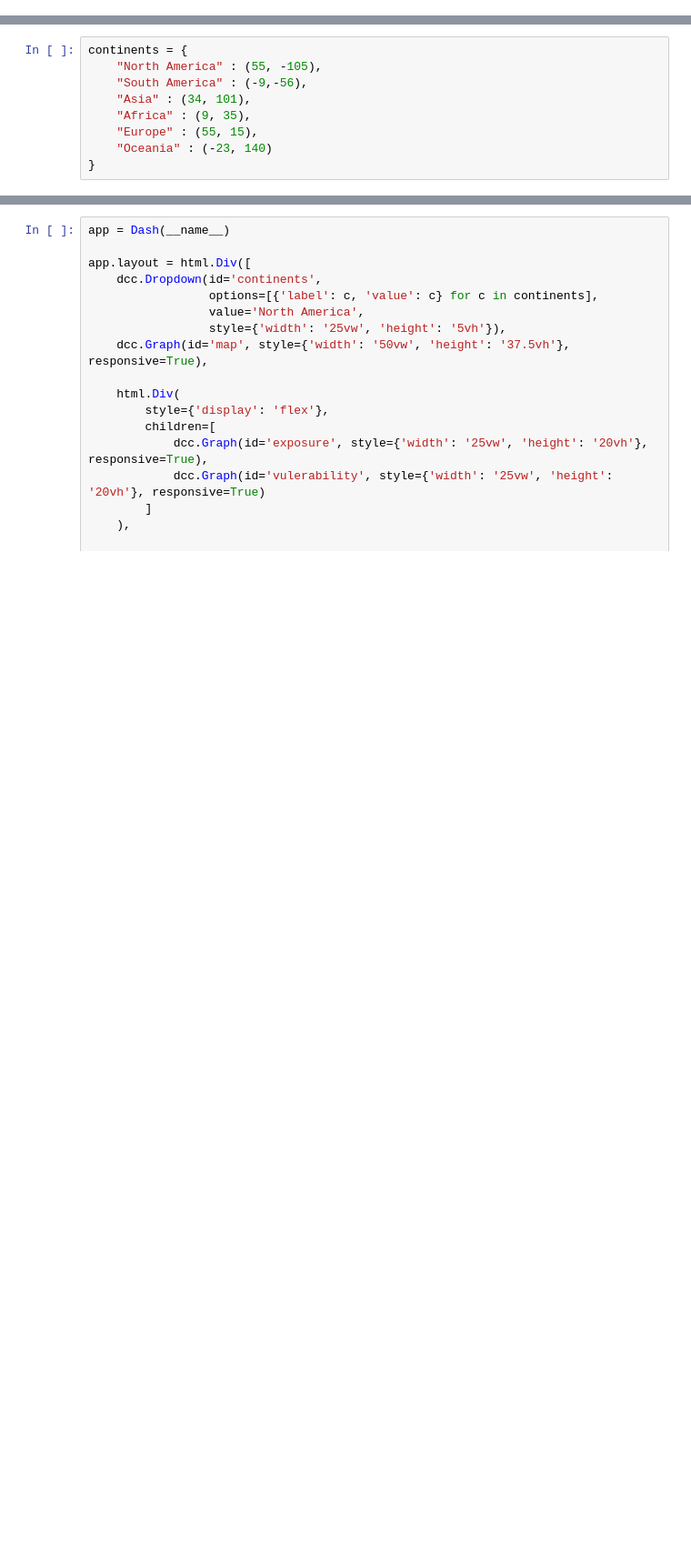
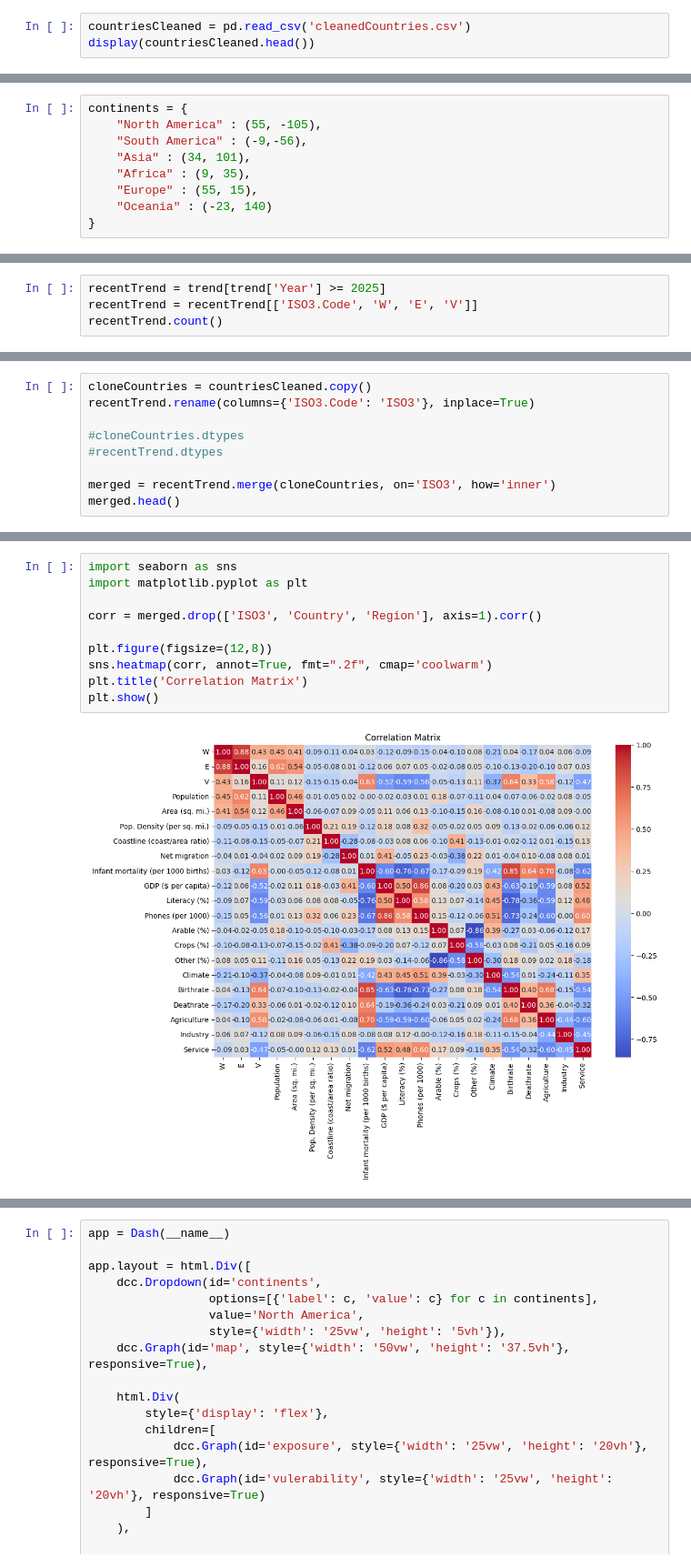
Before and after one commit to USER-afsk/Data-Project, a Jupyter notebook: Untitled-1.ipynb, the cells around one changed output, grey strips where cells are left out. Shown at 91% size. Drawn from its saved outputs; the diff is of its cells as text; blank space fills up the shorter version.

```diff
--- a/Untitled-1.ipynb
+++ b/Untitled-1.ipynb
@@ -17,3 +17,6 @@ display(trend.head())
 | 3 | Andorra | AND | 2000 | 0.29 | 0.02 | 4.32 | 2.84 | 2.15 | 13.18 | 22.22 | ... |
 | 4 | Angola | AGO | 2000 | 10.98 | 2.18 | 55.35 | 35.29 | 62.14 | 77.32 | 64.30 | ... |
 5 rows × 248 columns
+# %%
+countriesCleaned = pd.read_csv('cleanedCountries.csv')
+display(countriesCleaned.head())
@@ -258,0 +308,4 @@ continents = {
+# %%
+recentTrend = trend[trend['Year'] >= 2025]
+recentTrend = recentTrend[['ISO3.Code', 'W', 'E', 'V']]
+recentTrend.count()
@@ -258,0 +318,9 @@ continents = {
+# %%
+cloneCountries = countriesCleaned.copy()
+recentTrend.rename(columns={'ISO3.Code': 'ISO3'}, inplace=True)
+
+#cloneCountries.dtypes
+#recentTrend.dtypes
+
+merged = recentTrend.merge(cloneCountries, on='ISO3', how='inner')
+merged.head()
@@ -258,0 +335,12 @@ continents = {
+# %%
+import seaborn as sns
+import matplotlib.pyplot as plt
+
+corr = merged.drop(['ISO3', 'Country', 'Region'], axis=1).corr()
+
+plt.figure(figsize=(12,8))
+sns.heatmap(corr, annot=True, fmt=".2f", cmap='coolwarm')
+plt.title('Correlation Matrix')
+plt.show()
+# %% [output]
+[figure, added]
```
Also changed, not shown: parts of 13 cells of this notebook.
